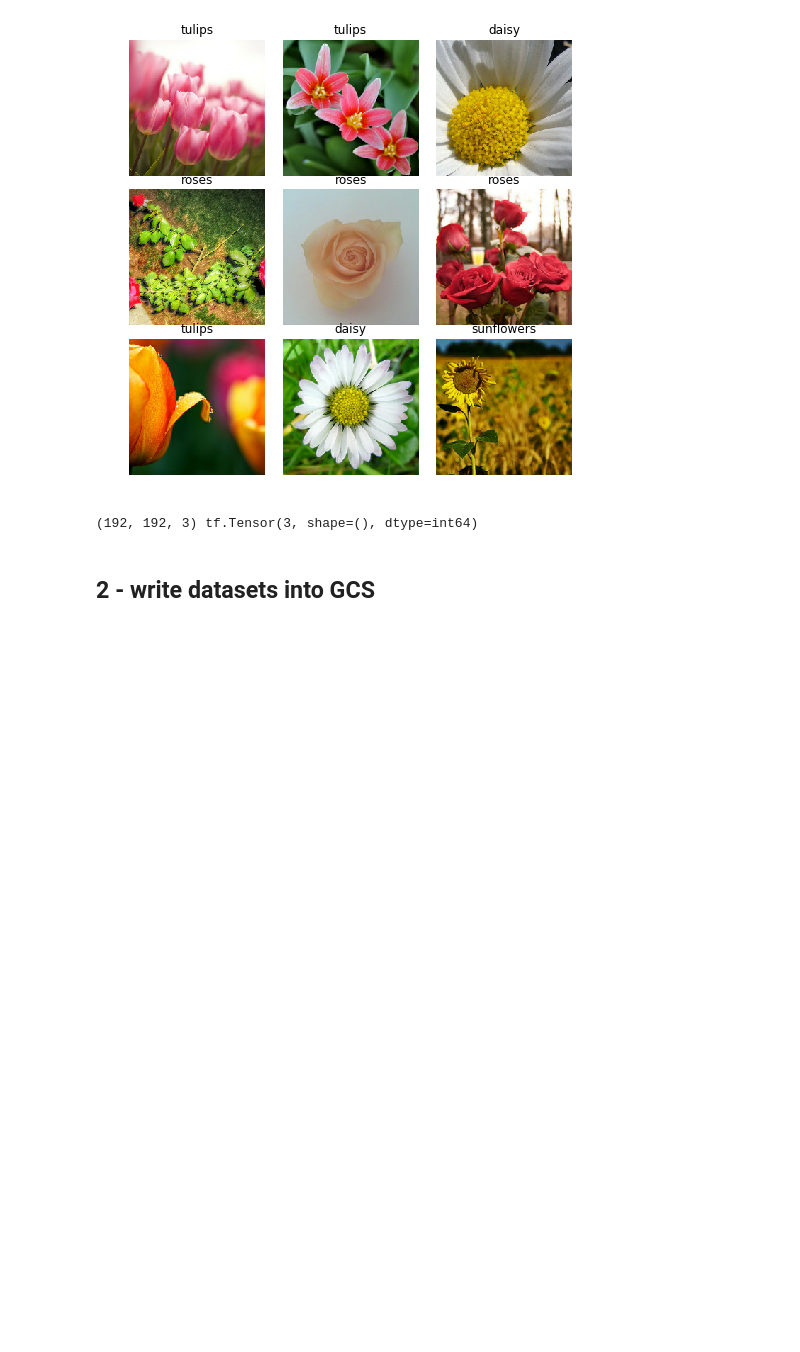
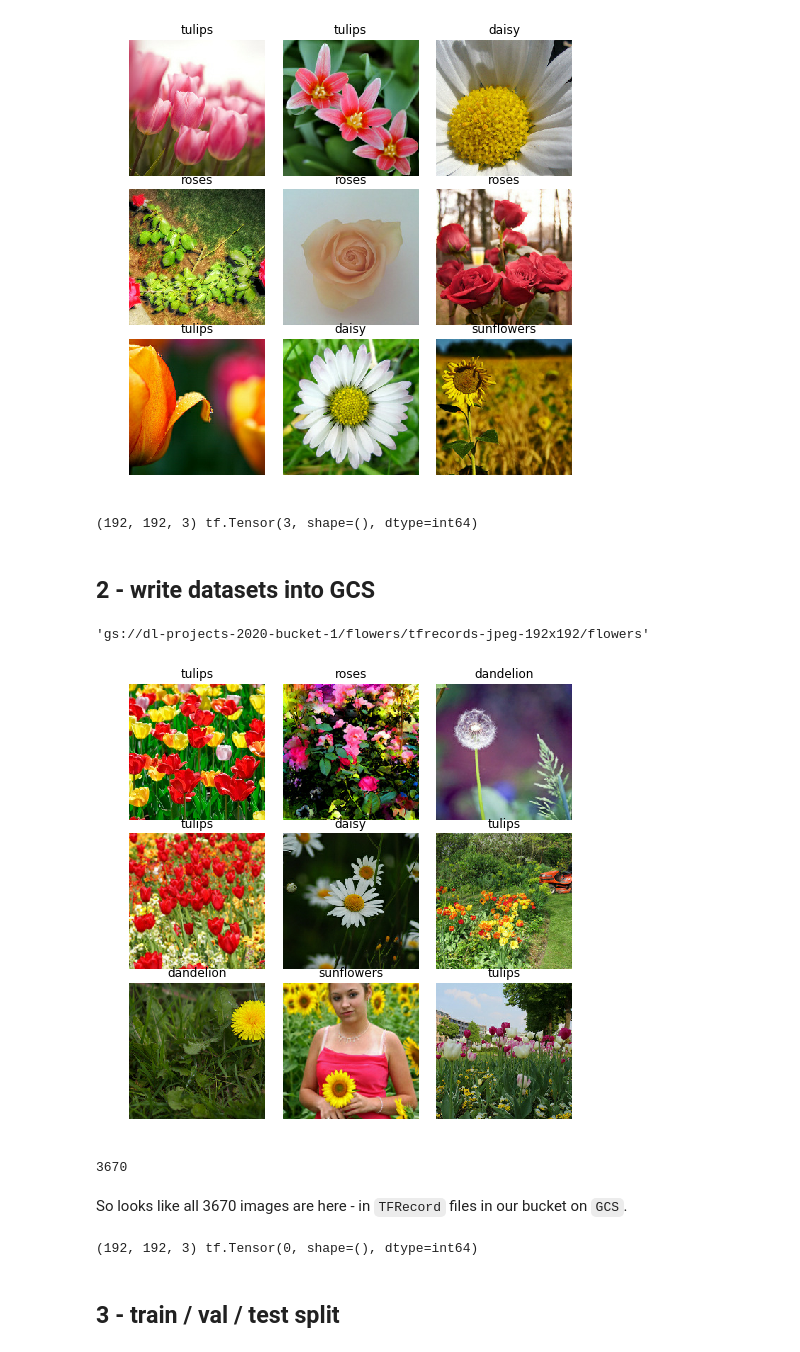
Before and after one commit to ilyarudyak/dl_projects_2020, a Jupyter notebook: _misc/flowers/flowers_tfr_v1.ipynb, the cells around one changed output. Cells and saved outputs as stored; diff of their text form; code cells hidden in the pictures; blank space fills up the shorter version.

```diff
--- a/_misc/flowers/flowers_tfr_v1.ipynb
+++ b/_misc/flowers/flowers_tfr_v1.ipynb
@@ -71,0 +71,6 @@ GCS_OUT_DIR.mkdir(parents=True, exist_ok=True)
+# %%
+fds = FlowersDataSetWithWriter()
+# %%
+fds.GCS_OUT_PATTERN
+# %% [output]
+'gs://dl-projects-2020-bucket-1/flowers/tfrecords-jpeg-192x192/flowers'
@@ -71,0 +79,19 @@ GCS_OUT_DIR.mkdir(parents=True, exist_ok=True)
+# %%
+display_dataset = fds.dataset_from_tfr.map(lambda image, class_num: (image, class_num))
+display_9_images_from_dataset(display_dataset, is_class_num=True, fds=fds)
+# %% [output]
+[figure, added]
+# %%
+len(list(fds.dataset_from_tfr.as_numpy_iterator()))
+# %% [output]
+3670
+# %% [markdown]
+So looks like all 3670 images are here - in `TFRecord` files in our bucket on `GCS`.
+# %%
+# so we have RGB images of specified size and
+for image, class_num in fds.dataset_from_tfr.take(1):
+    print(image.shape, class_num)
+# %% [output]
+(192, 192, 3) tf.Tensor(0, shape=(), dtype=int64)
+# %% [markdown]
+## 3 - train / val / test split
```
Also changed, not shown: parts of 13 cells of this notebook, 2 other files.
